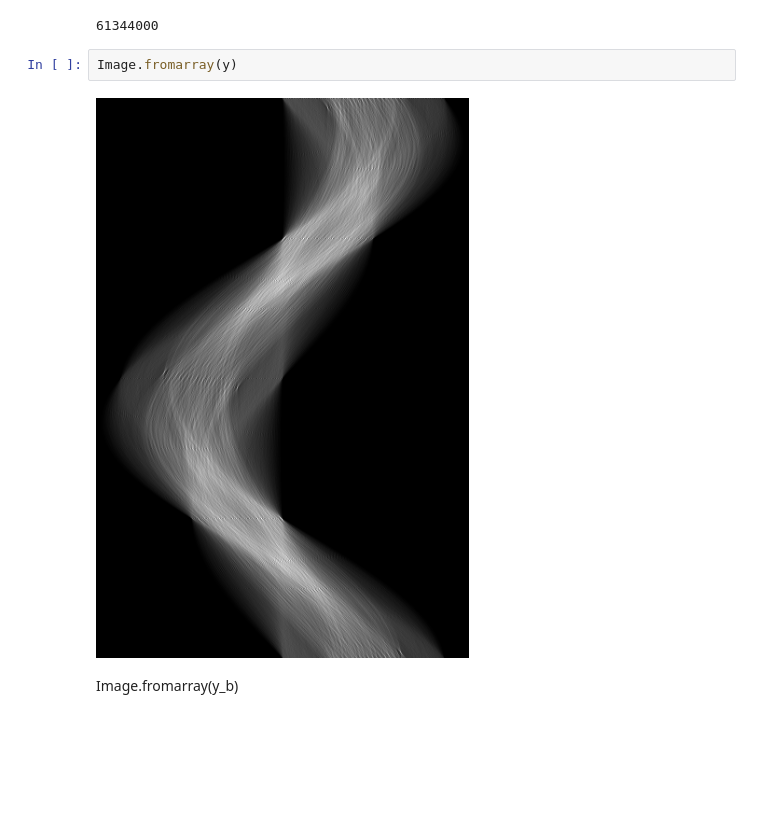
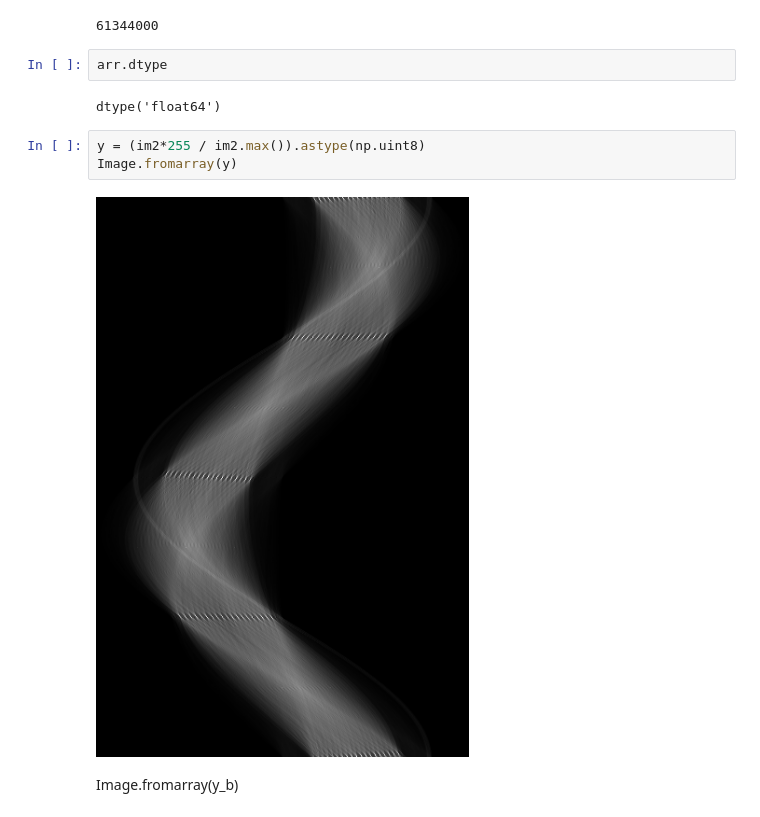
Before and after one commit to jaro3000/goscore, a Jupyter notebook: notebooks/transform.py.ipynb, the cells around one changed output. Saved outputs shown, nothing was run; the diff lists cells and outputs as text; blank space fills up the shorter version.

```diff
--- a/notebooks/transform.py.ipynb
+++ b/notebooks/transform.py.ipynb
@@ -116,9 +102,14 @@ x = transform(arr, (600, 400))
 y = (x*255 / x.max()).astype(np.uint8)
 # %% [output]
 61344000
-# %%
-Image.fromarray(y)
-# %% [output]
-[figure, removed]
+# %%
+arr.dtype
+# %% [output]
+dtype('float64')
+# %%
+y = (im2*255 / im2.max()).astype(np.uint8)
+Image.fromarray(y)
+# %% [output]
+[figure, added]
 # %% [markdown]
 Image.fromarray(y_b)
```
Also changed, not shown: parts of 68 cells of this notebook.
